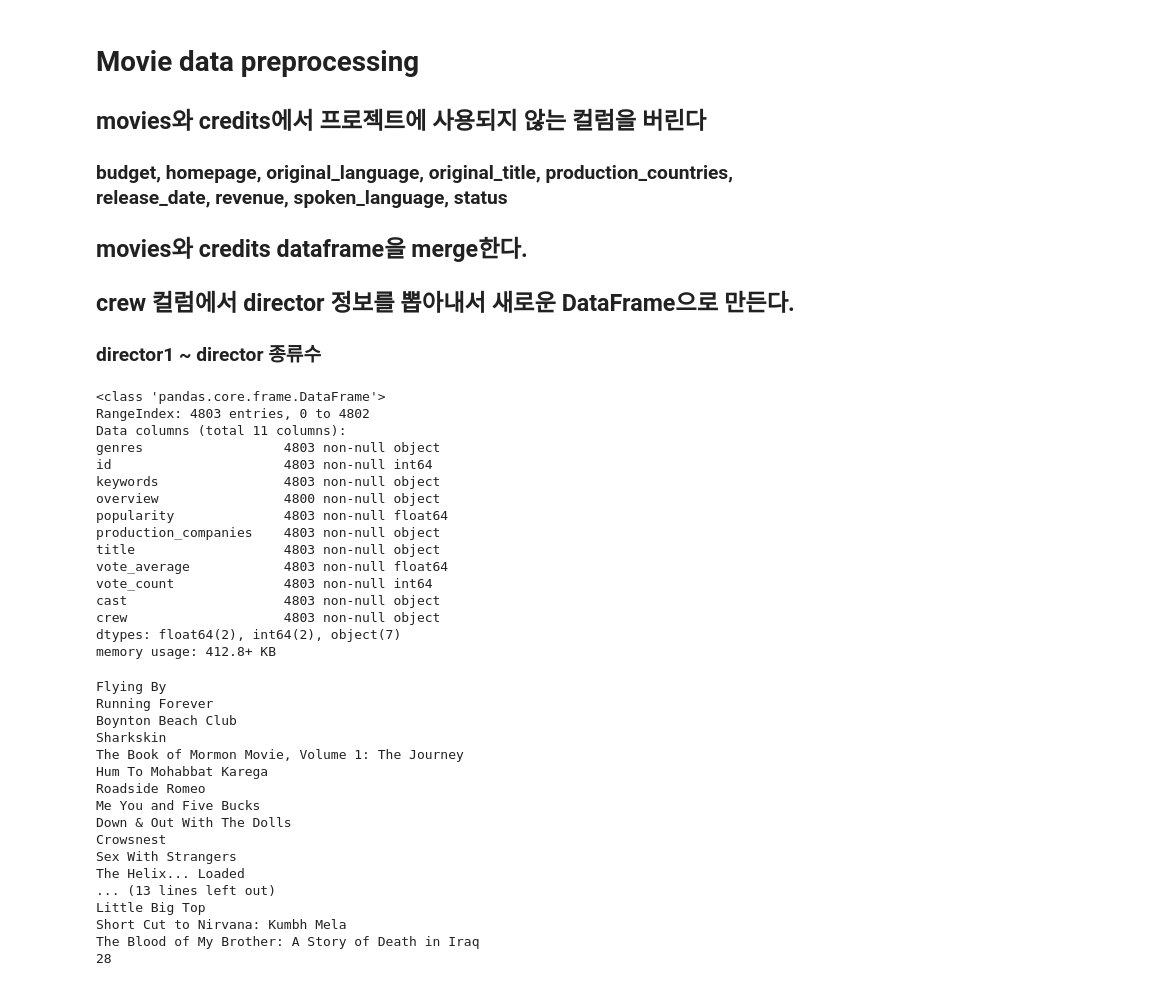
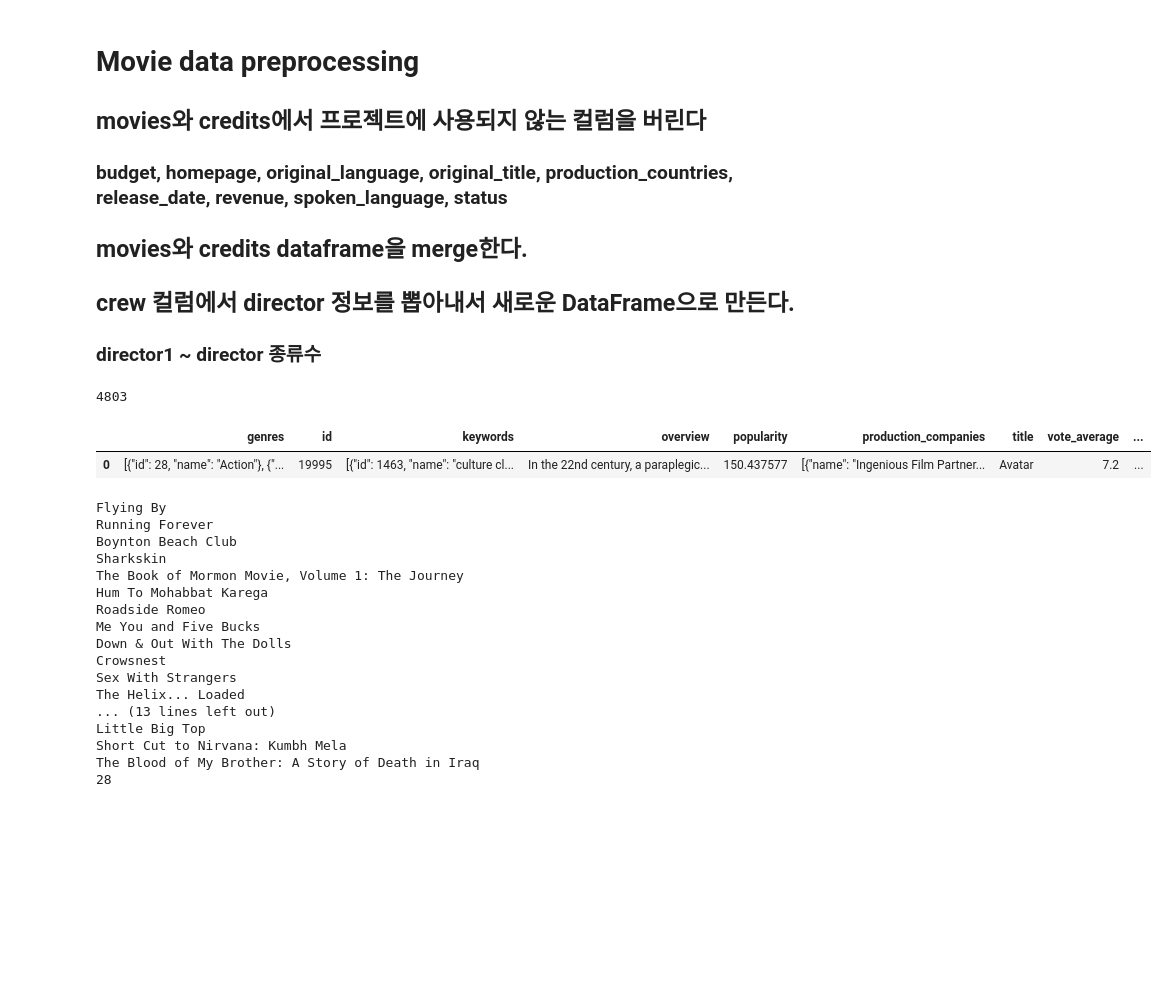
Before and after one commit to psyas/Movie-Recommendation-System-at-Silicon-Valley, a Jupyter notebook: Movie_recommendation_service.ipynb, the cells around one changed output. Drawn from its saved outputs; the diff is of its cells as text; code cells hidden in the pictures; blank space fills up the shorter version.

```diff
--- a/Movie_recommendation_service.ipynb
+++ b/Movie_recommendation_service.ipynb
@@ -21,24 +21,23 @@ movies_df = movies_df.drop(columns=['budget', 'homepage', 'original_language', '
 
 credits_df = credits_df.drop(columns=['title'])
 credits_df.columns=['id', 'cast', 'crew']
+# %%
+# check if 'id' can be used as identifier
+id_list_1 = list()
+for item in credits_df['id']:
+    if type(item) is not int:
+        print('not int')
+    id_list_1.append(item)
+print(len(id_list_1))
+
+for item in movies_df['id']:
+    if item not in id_list_1:
+        print('not in : ', item)
+# %% [output]
+4803
 # %%
 total_df = movies_df.join(credits_df.set_index('id'), on='id')
+total_df.head(1)
+# %% [output]
+|  | genres | id | keywords | overview | popularity | production_companies | title | vote_average | ... |
+| 0 | [{"id": 28, "name": "Action"}, {"... | 19995 | [{"id": 1463, "name": "culture cl... | In the 22nd century, a paraplegic... | 150.437577 | [{"name": "Ingenious Film Partner... | Avatar | 7.2 | ... |
-# %%
-total_df.info()
-# %% [output]
-<class 'pandas.core.frame.DataFrame'>
-RangeIndex: 4803 entries, 0 to 4802
-Data columns (total 11 columns):
-genres                  4803 non-null object
-id                      4803 non-null int64
-keywords                4803 non-null object
-overview                4800 non-null object
-popularity              4803 non-null float64
-production_companies    4803 non-null object
-title                   4803 non-null object
-vote_average            4803 non-null float64
-vote_count              4803 non-null int64
-cast                    4803 non-null object
-crew                    4803 non-null object
-dtypes: float64(2), int64(2), object(7)
-memory usage: 412.8+ KB
```
Also changed, not shown: parts of 29 cells of this notebook, 1 other file.
